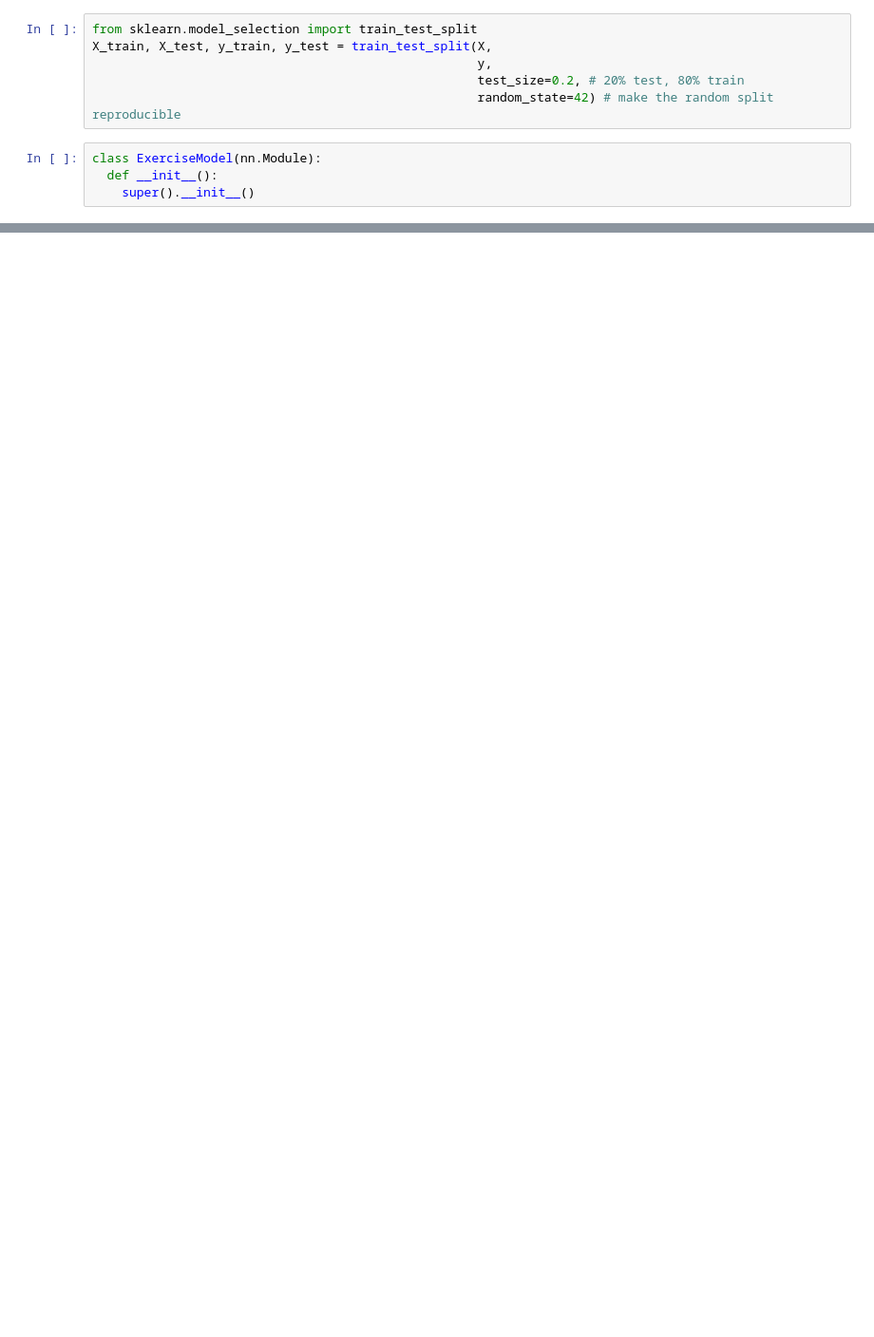
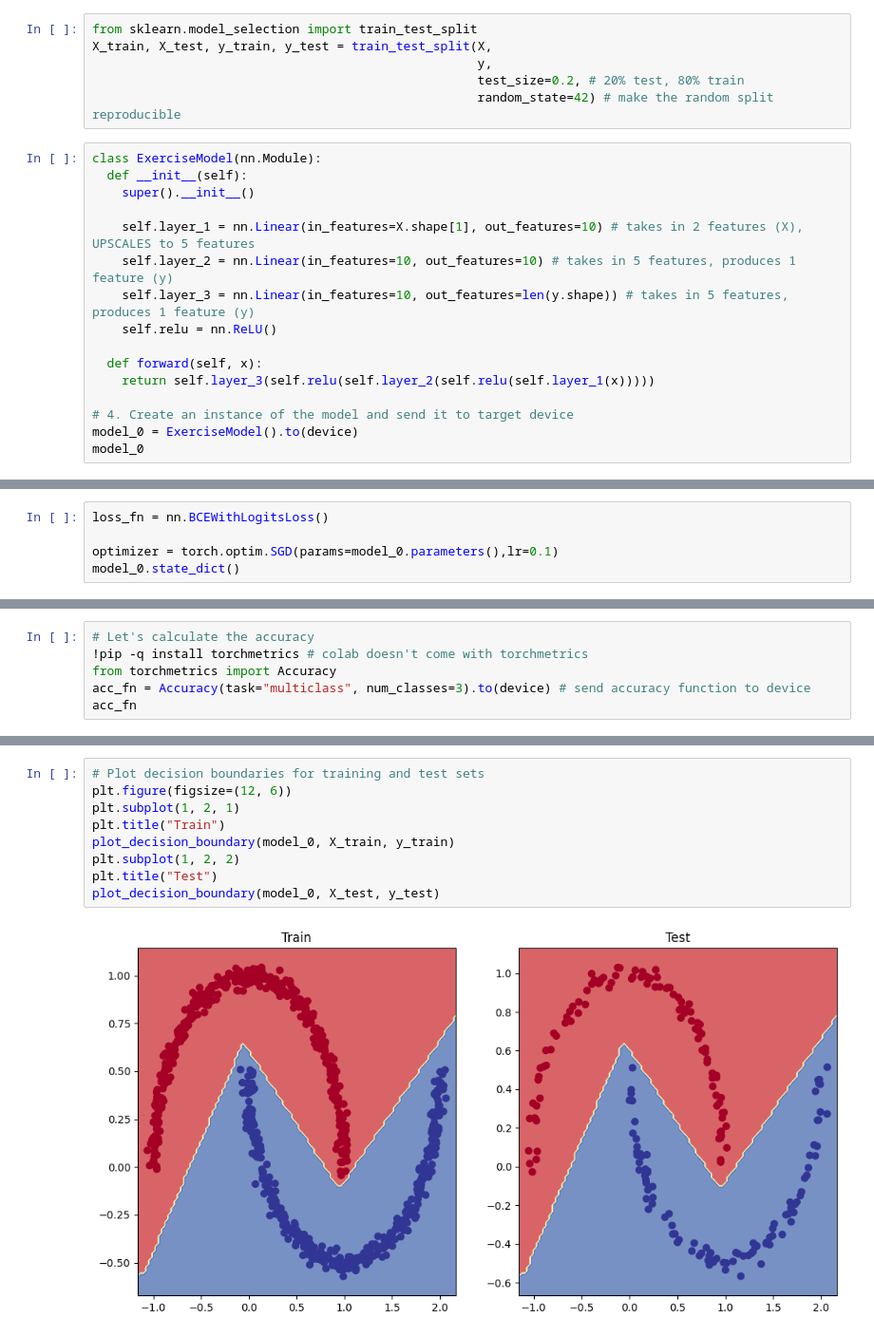
Before and after one commit to Ed-Marcavage/PyTorch, a Jupyter notebook: classification_exercise.ipynb, the cells around one changed output, grey strips where cells are left out. Shown: that part at 95% size. Drawn from its saved outputs; the diff is of its cells as text; blank space fills up the shorter version.

```diff
--- a/classification_exercise.ipynb
+++ b/classification_exercise.ipynb
@@ -39,7 +44,19 @@ X_train, X_test, y_train, y_test = train_test_split(X,
                                                     y,
                                                     test_size=0.2, # 20% test, 80% train
                                                     random_state=42) # make the random split reproducible
-# %%
-class ExerciseModel(nn.Module):
-  def __init__():
-    super().__init__()
+# %%
+class ExerciseModel(nn.Module):
+  def __init__(self):
+    super().__init__()
+
+    self.layer_1 = nn.Linear(in_features=X.shape[1], out_features=10) # takes in 2 features (X), UPSCALES to 5 features
+    self.layer_2 = nn.Linear(in_features=10, out_features=10) # takes in 5 features, produces 1 feature (y)
+    self.layer_3 = nn.Linear(in_features=10, out_features=len(y.shape)) # takes in 5 features, produces 1 feature (y)
+    self.relu = nn.ReLU()
+
+  def forward(self, x):
+    return self.layer_3(self.relu(self.layer_2(self.relu(self.layer_1(x)))))
+
+# 4. Create an instance of the model and send it to target device
+model_0 = ExerciseModel().to(device)
+model_0
@@ -45,0 +74,5 @@ class ExerciseModel(nn.Module):
+# %%
+loss_fn = nn.BCEWithLogitsLoss()
+
+optimizer = torch.optim.SGD(params=model_0.parameters(),lr=0.1)
+model_0.state_dict()
@@ -45,0 +126,6 @@ class ExerciseModel(nn.Module):
+# %%
+# Let's calculate the accuracy
+!pip -q install torchmetrics # colab doesn't come with torchmetrics
+from torchmetrics import Accuracy
+acc_fn = Accuracy(task="multiclass", num_classes=3).to(device) # send accuracy function to device
+acc_fn
@@ -45,0 +220,11 @@ class ExerciseModel(nn.Module):
+# %%
+# Plot decision boundaries for training and test sets
+plt.figure(figsize=(12, 6))
+plt.subplot(1, 2, 1)
+plt.title("Train")
+plot_decision_boundary(model_0, X_train, y_train)
+plt.subplot(1, 2, 2)
+plt.title("Test")
+plot_decision_boundary(model_0, X_test, y_test)
+# %% [output]
+[figure, added]
```
Also changed, not shown: parts of 20 cells of this notebook.
